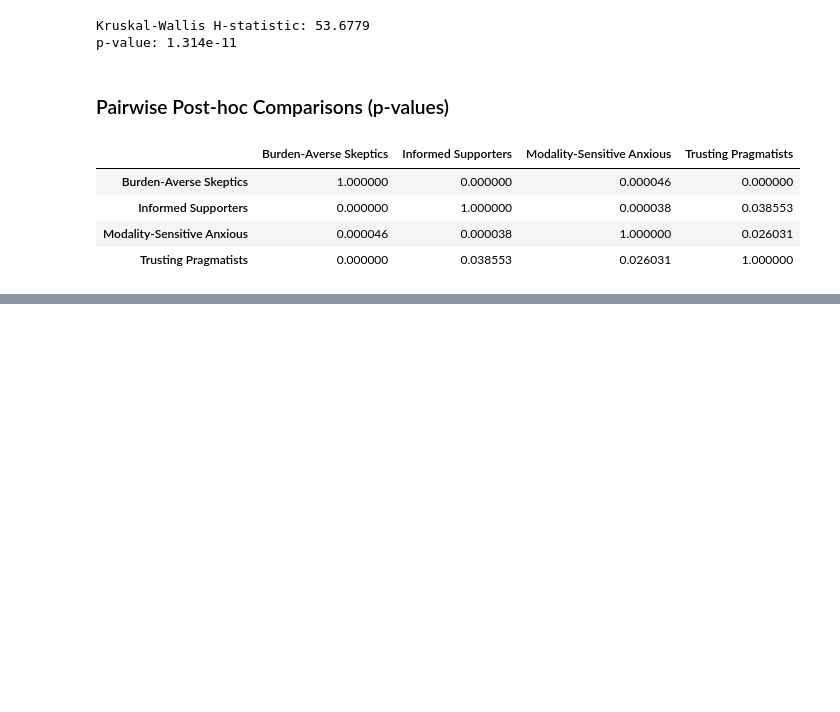
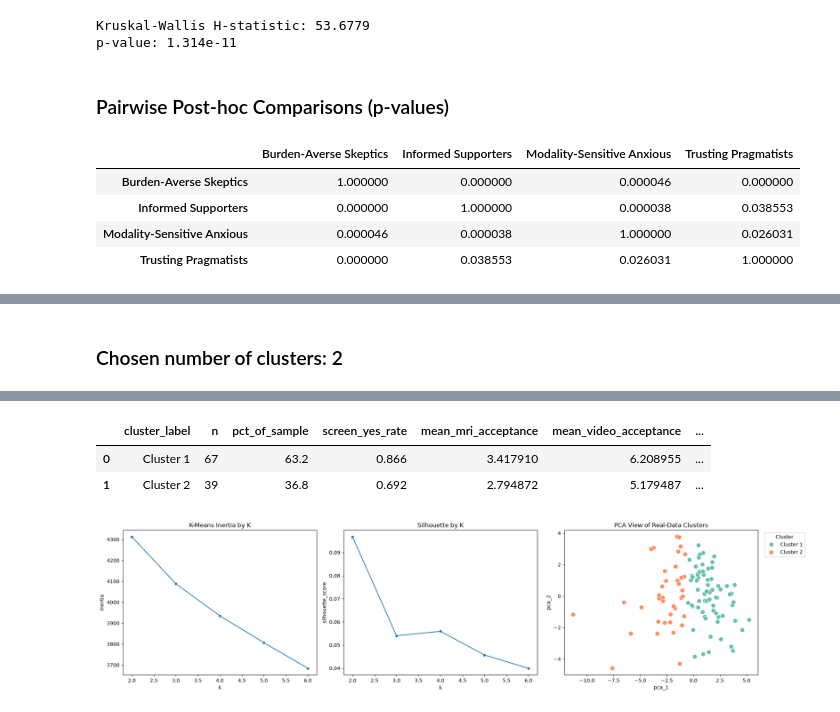
Before and after one commit to namo507/esd-redcap-metadata-watcher, a Jupyter notebook: Caregiver Project/caregiver_cluster_analysis.ipynb, the cells around one changed output, grey strips where cells are left out. Drawn from its saved outputs; the diff is of its cells as text; code cells hidden in the pictures; blank space fills up the shorter version.

```diff
--- a/Caregiver Project/caregiver_cluster_analysis.ipynb
+++ b/Caregiver Project/caregiver_cluster_analysis.ipynb
@@ -1186,0 +1504,72 @@ p-value: 1.314e-11
+# %%
+import matplotlib.pyplot as plt
+import pandas as pd
+import seaborn as sns
+from sklearn.cluster import KMeans
+from sklearn.decomposition import PCA
+from sklearn.metrics import silhouette_score
+from sklearn.preprocessing import StandardScaler
+
+cluster_df_real = analysis_df_real.dropna(subset=cluster_feature_vars + ['screen_4mo_binary']).copy()
+X_cluster = cluster_df_real[cluster_feature_vars].copy()
+
+scaler_real = StandardScaler()
+X_cluster_scaled = scaler_real.fit_transform(X_cluster)
+
+cluster_diagnostics = []
+for k in range(2, 7):
+    model = KMeans(n_clusters=k, random_state=42, n_init=50)
+    labels = model.fit_predict(X_cluster_scaled)
+    cluster_diagnostics.append({
+        'k': k,
+        'inertia': model.inertia_,
+        'silhouette_score': silhouette_score(X_cluster_scaled, labels),
+    })
+
+cluster_diagnostics_df = pd.DataFrame(cluster_diagnostics)
+best_k_real = int(cluster_diagnostics_df.loc[cluster_diagnostics_df['silhouette_score'].idxmax(), 'k'])
+
+kmeans_real = KMeans(n_clusters=best_k_real, random_state=42, n_init=50)
+cluster_df_real['cluster_raw'] = kmeans_real.fit_predict(X_cluster_scaled)
+
+cluster_summary_real = (
+    cluster_df_real.groupby('cluster_raw').agg(
+        n=('cluster_raw', 'size'),
+        screen_yes_rate=('screen_4mo_binary', 'mean'),
+        mean_mri_acceptance=('tfa_mri', 'mean'),
+        mean_video_acceptance=('tfa_video', 'mean'),
+        mean_overall_help=('tfa_overall_help', 'mean'),
+        mean_scan_any=('tfa_scan_any', 'mean'),
+        mean_knowledge=('autism_knowledge_score', 'mean'),
+    )
+    .sort_values('screen_yes_rate', ascending=False)
+    .reset_index()
+    .rename(columns={'cluster_raw': 'original_cluster'})
+)
+cluster_summary_real['cluster_label'] = [f'Cluster {index + 1}' for index in range(len(cluster_summary_real))]
+cluster_order_map = dict(zip(cluster_summary_real['original_cluster'], cluster_summary_real['cluster_label']))
+cluster_df_real['cluster_label'] = cluster_df_real['cluster_raw'].map(cluster_order_map)
+cluster_summary_real['screen_yes_rate'] = cluster_summary_real['screen_yes_rate'].round(3)
+cluster_summary_real['pct_of_sample'] = (cluster_summary_real['n'] / len(cluster_df_real) * 100).round(1)
+
+pca_real = PCA(n_components=2, random_state=42)
+pca_scores_real = pca_real.fit_transform(X_cluster_scaled)
+cluster_df_real['pca_1'] = pca_scores_real[:, 0]
+cluster_df_real['pca_2'] = pca_scores_real[:, 1]
+
+fig, axes = plt.subplots(1, 3, figsize=(20, 5))
+sns.lineplot(data=cluster_diagnostics_df, x='k', y='inertia', marker='o', ax=axes[0])
+axes[0].set_title('K-Means Inertia by K')
+sns.lineplot(data=cluster_diagnostics_df, x='k', y='silhouette_score', marker='o', ax=axes[1])
+axes[1].set_title('Silhouette by K')
+sns.scatterplot(data=cluster_df_real, x='pca_1', y='pca_2', hue='cluster_label', palette='Set2', s=80, ax=axes[2])
+axes[2].set_title('PCA View of Real-Data Clusters')
+axes[2].legend(title='Cluster', bbox_to_anchor=(1.02, 1), loc='upper left')
+plt.tight_layout()
+
+display(Markdown(f'### Chosen number of clusters: {best_k_real}'))
+display(cluster_diagnostics_df)
+display(cluster_summary_real[['cluster_label', 'n', 'pct_of_sample', 'screen_yes_rate', 'mean_mri_acceptance', 'mean_video_acceptance', 'mean_overall_help', 'mean_scan_any', 'mean_knowledge']])
+plt.show()
+# %% [output]
+### Chosen number of clusters: 2
@@ -1186,0 +1582,4 @@ p-value: 1.314e-11
+|  | cluster_label | n | pct_of_sample | screen_yes_rate | mean_mri_acceptance | mean_video_acceptance | ... |
+| 0 | Cluster 1 | 67 | 63.2 | 0.866 | 3.417910 | 6.208955 | ... |
+| 1 | Cluster 2 | 39 | 36.8 | 0.692 | 2.794872 | 5.179487 | ... |
+[figure, added]
```
Also changed, not shown: parts of 9 cells of this notebook.
